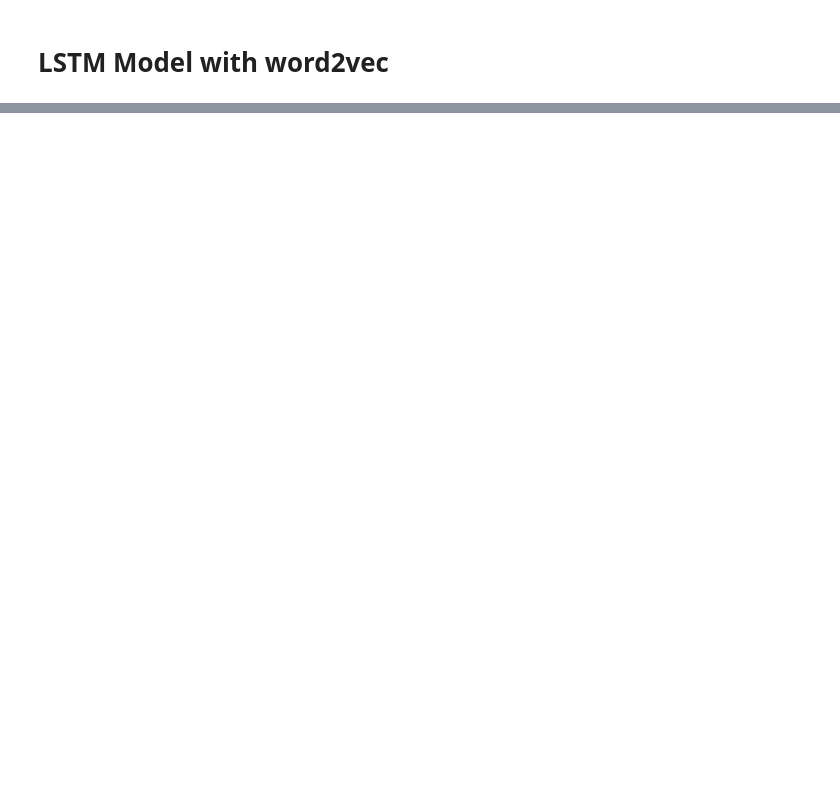
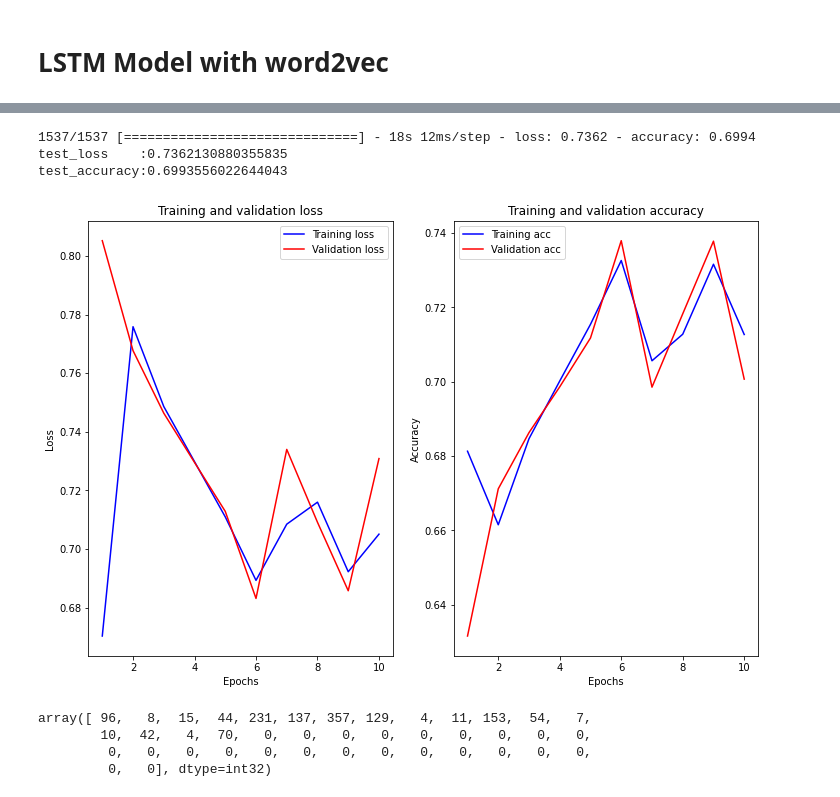
Before and after one commit to estela19/AIFFEL, a Jupyter notebook: exp07/base_1.ipynb, the cells around one changed output, grey strips where cells are left out. Drawn from its saved outputs; the diff is of its cells as text; code cells hidden in the pictures; blank space fills up the shorter version.

```diff
--- a/exp07/base_1.ipynb
+++ b/exp07/base_1.ipynb
@@ -1015,0 +1141,26 @@ test
+# %%
+vocab_size = 10000
+word_vector_dim = 200
+time_steps = 41
+
+# input layer
+inputs = keras.layers.Input(shape=(time_steps,))
+
+embed = keras.layers.Embedding(vocab_size, word_vector_dim, weights=[embedding_matrix], input_length=41, trainable=False)(inputs)
+
+# lstm layer
+lstm_out = keras.layers.LSTM(256, return_sequences=True, activation='relu')(embed)
+
+# attention layer
+a = keras.layers.Permute((2, 1))(lstm_out)
+a = keras.layers.Dense(time_steps, activation='softmax')(a)
+a_probs = keras.layers.Permute((2, 1), name='attention_vec')(a)
+attention_mul = keras.layers.multiply([lstm_out, a_probs])
+
+# fc layer
+fc = keras.layers.Dense(64)(attention_mul)
+output = keras.layers.Dense(1, activation='sigmoid')(fc)
+
+Att_after_LSTM_vec = keras.Model(inputs=[inputs], outputs=output)
+
+Att_after_LSTM_vec.summary()
@@ -1015,0 +1185,2 @@ test
+# %%
+trainer.train(model=Att_after_LSTM_vec, optimizer='adam', loss='binary_crossentropy', epochs=10, verbose=2)
@@ -1015,0 +1208,15 @@ test
+# %%
+trainer.test(Att_after_LSTM_vec)
+trainer.visualization()
+# %% [output]
+1537/1537 [==============================] - 18s 12ms/step - loss: 0.7362 - accuracy: 0.6994
+test_loss    :0.7362130880355835
+test_accuracy:0.6993556022644043
+[figure, added]
+# %%
+x_test[3]
+# %% [output]
+array([ 96,   8,  15,  44, 231, 137, 357, 129,   4,  11, 153,  54,   7,
+        10,  42,   4,  70,   0,   0,   0,   0,   0,   0,   0,   0,   0,
+         0,   0,   0,   0,   0,   0,   0,   0,   0,   0,   0,   0,   0,
+         0,   0], dtype=int32)
```
Also changed, not shown: parts of 23 cells of this notebook.
